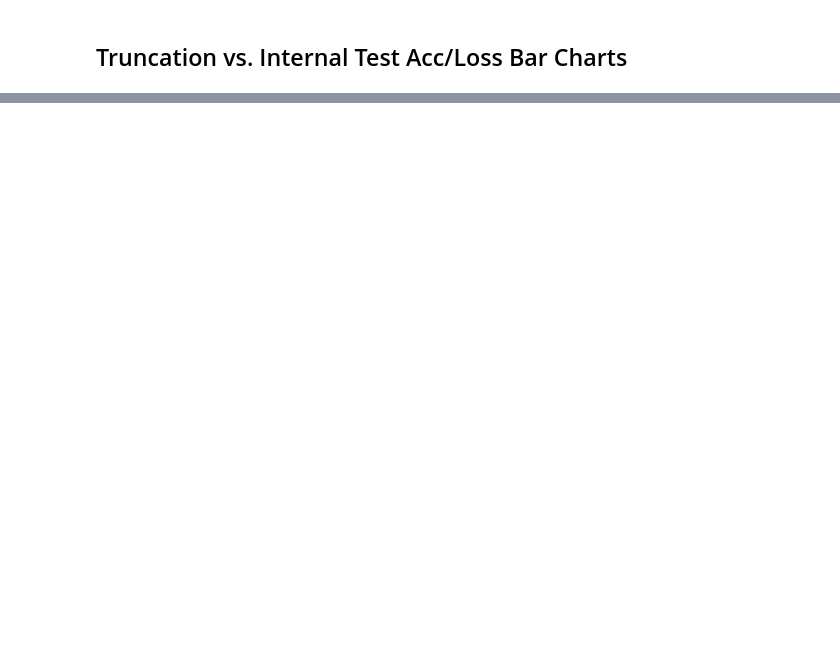
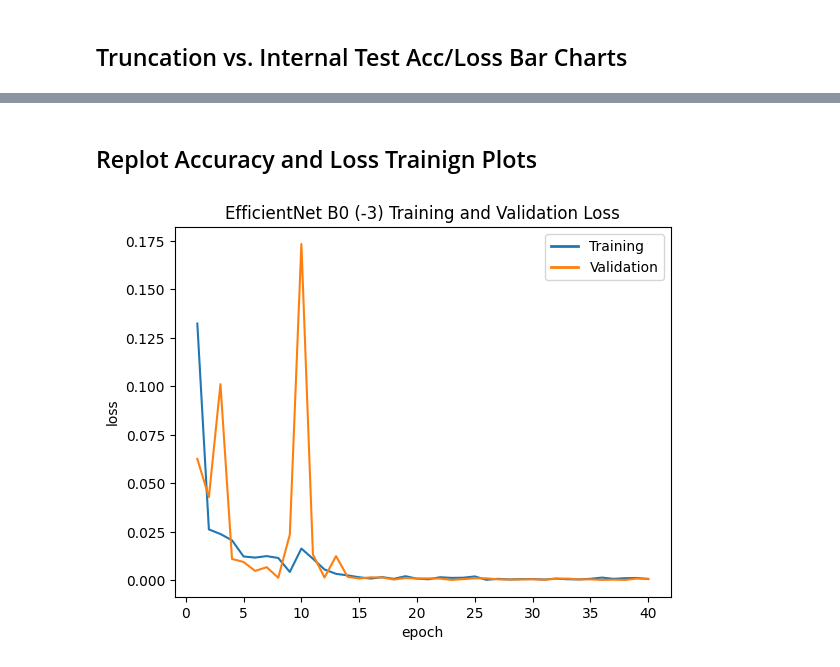
Before and after one commit to noahba65/cxr_thesis, a Jupyter notebook: results_figs.ipynb, the cells around one changed output, grey strips where cells are left out. Cells and saved outputs as stored; diff of their text form; code cells hidden in the pictures; blank space fills up the shorter version.

```diff
--- a/results_figs.ipynb
+++ b/results_figs.ipynb
@@ -149,0 +140,28 @@ Text(0.5, 0, 'Truncted Blocks')
+# %% [markdown]
+## Replot Accuracy and Loss Trainign Plots
+# %%
+# Read in training logs from best model
+best_model_training_logs = pd.read_csv("tb_results/truncated_b0_reduced_layers_3_2025-03-07_18-23/training_logs.csv")
+
+fig4, ax4 = plt.subplots()
+
+# Plot Training loss
+sns.lineplot(x='epoch', y='loss', data=best_model_training_logs)
+
+# Plot Validation loss
+sns.lineplot(x='epoch', y='val_loss', data=best_model_training_logs, color = '#ff7f0e')
+
+ax4.set_title("EfficientNet B0 (-3) Training and Validation Loss")
+
+# Define custom legend handles
+legend_handles = [
+    plt.Line2D([0], [0], color='#1f77b4', lw=2, label='Training'),
+    plt.Line2D([0], [0], color='#ff7f0e', lw=2, label='Validation')
+]
+
+# Add the legend to the plot
+ax4.legend(handles=legend_handles, title="")
+
+fig4.savefig("paper_figs/epoch_loss.png", format='png')
+# %% [output]
+[figure, added]
```
Also changed, not shown: parts of 16 cells of this notebook, 9 other files.
